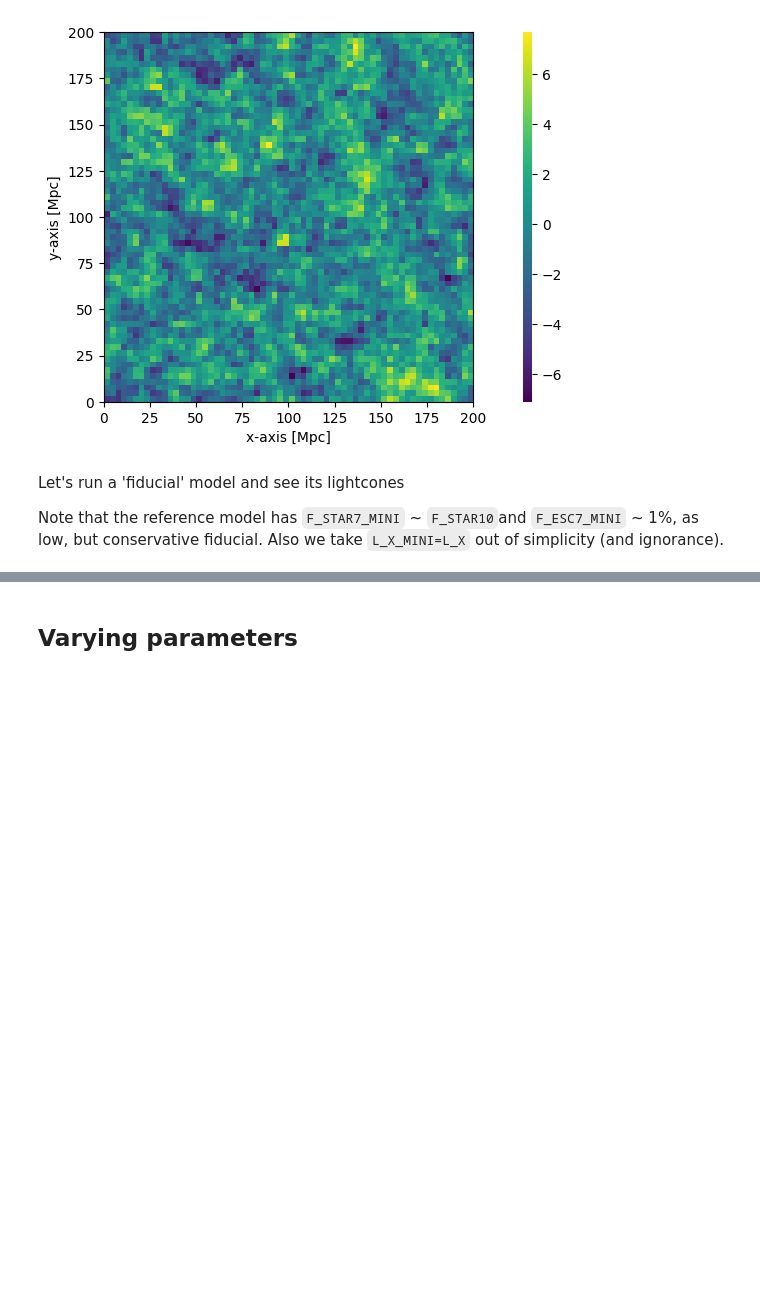
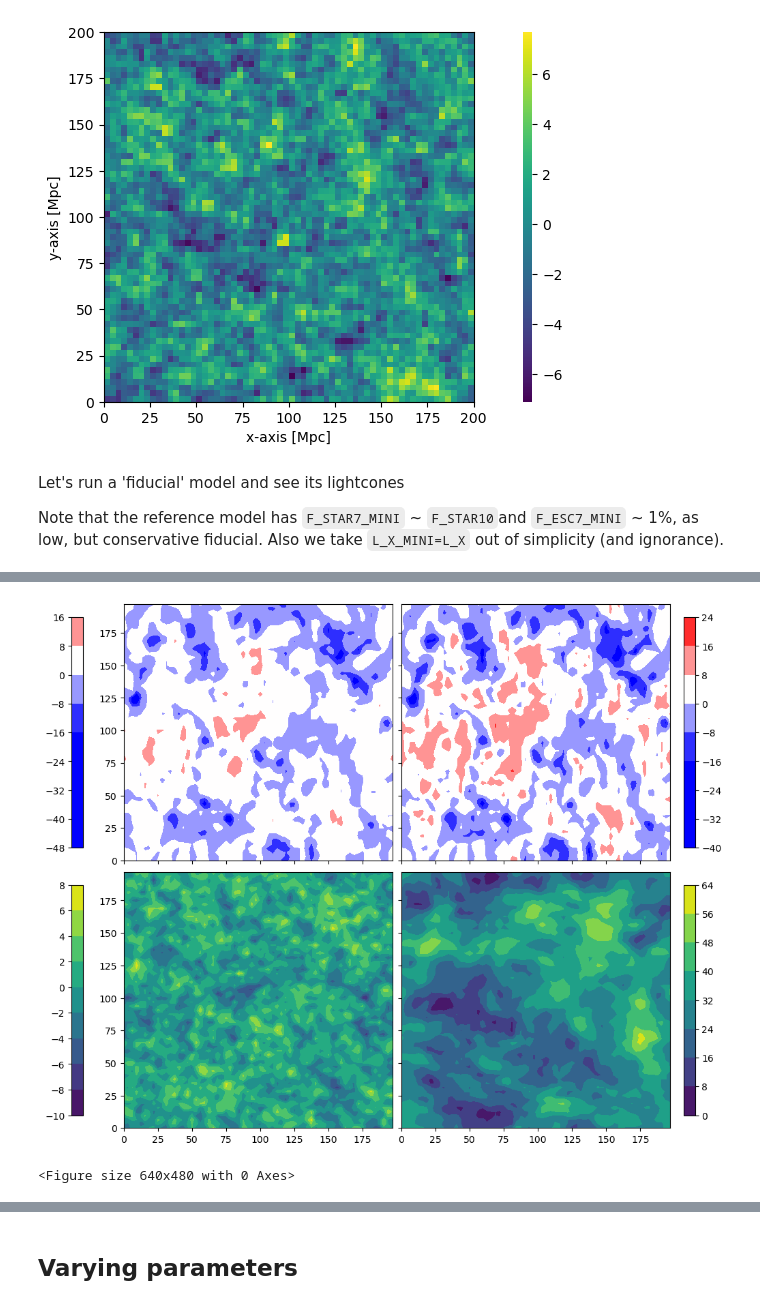
Before and after one commit to 21cmfast/21cmFAST, a Jupyter notebook: docs/tutorials/relative_velocities.ipynb, the cells around one changed output, grey strips where cells are left out. Cells and saved outputs as stored; diff of their text form; code cells hidden in the pictures; blank space fills up the shorter version.

Commit message:
bug fixes to relative-velocities.ipynb and mini-halos.iypnb

```diff
--- a/docs/tutorials/relative_velocities.ipynb
+++ b/docs/tutorials/relative_velocities.ipynb
@@ -339,4 +378,4 @@ axs.grid()
 # %%
-runcache = p21c.RunCache.from_inputs(inputs)
+runcache = p21c.RunCache.from_inputs(inputs, cache=p21c.OutputCache(output_dir))
 # %%
 # choose a redshift to print coeval slices and see if there are VAOs. Usually best then T21~T21min/2
@@ -344,31 +383,21 @@ zz = zlist21[40]
 # %%
 # We plot a coeval box, but we compare the vcb case against the vcb=vavg, since the no velocity (vcb=0) case has a background evolution that is too different.
-coeval_fid_vcb = runcache.get_coeval_at_z(inputs.node_redshifts)
-p21c.run_coeval(
-    redshift=zz,
-    init_box=initial_conditions,
-    flag_options=flag_options_fid,
-    astro_params=astro_params_vcb,
-    random_seed=random_seed,
-    direc=output_dir,
-    write=True,  # , regenerate=True
-)
+coeval_fid_vcb = runcache.get_coeval_at_z(float(inputs.node_redshifts[10]))
+
+"""inputs_acg = inputs.evolve_input_structs(USE_MINI_HALOS=False)
+inputs_no_vcb = inputs.evolve_input_structs(A_VCB=0)
+inputs_vavg = inputs.evolve_input_structs(FIX_VCB_AVG=True)"""
 
 coeval_fid_vcbavg = p21c.run_coeval(
-    redshift=zz,
-    init_box=initial_conditions,
-    flag_options=flag_options_fid_vavg,
-    astro_params=astro_params_vcb,
-    random_seed=random_seed,
-    direc=output_dir,
-    write=True,  # , regenerate=True
-)
+    inputs=inputs_vavg,
+    out_redshifts=[float(inputs.node_redshifts[10])],
+    )
 # %%
-T21slice_vcb = coeval_fid_vcb.brightness_temp
+T21slice_vcb = getattr(coeval_fid_vcb, "brightness_temp")
 T21avg_vcb = np.mean(T21slice_vcb)
 dT21slice_vcb = T21slice_vcb - T21avg_vcb
 
-T21slice_novcb = coeval_fid_vcbavg.brightness_temp
+T21slice_novcb = getattr(coeval_fid_vcbavg[0], "brightness_temp")
 T21avg_novcb = np.mean(T21slice_novcb)
 dT21slice_novcb = T21slice_novcb - T21avg_novcb
 
@@ -384,6 +413,9 @@ extend = "both"
 
 origin = None
 extend = "neither"
+
+BOX_LEN=200
+HII_DIM=64
 
 xx = np.linspace(0, BOX_LEN, HII_DIM, endpoint=False)
 yy = xx
@@ -411,36 +443,43 @@ cs0 = ax[0, 0].contourf(
     vmax=T21maxplot,
     cmap="bwr",
 )
 fig.colorbar(cs0, ax=ax[0, 0], shrink=0.9, location="left")
 cs1 = ax[0, 1].contourf(
     xx,
     yy,
     dT21slice_vcb[indexv],
     extend=extend,
     origin=origin,
     vmin=T21minplot,
     vmax=T21maxplot,
     cmap="bwr",
 )
 fig.colorbar(cs1, ax=ax[0, 1], shrink=0.9)
 
+initial_conditions = p21c.compute_initial_conditions( # resetting the initial conditions because the lowres_density -> None at some point? check where
+    inputs=inputs,
+    cache=p21c.OutputCache(output_dir),
+    write=True
+)
 
-deltaslice = initial_conditions.lowres_density
+deltaslice = initial_conditions.lowres_density.value
 deltaavg = np.mean(deltaslice)
 ddeltaslice = deltaslice - deltaavg
 
-vcbslice = initial_conditions.lowres_vcb
+vcbslice = initial_conditions.lowres_vcb.value
 vcbavg = np.mean(vcbslice)
 dvcbslice = vcbslice
-
 
 csd = ax[1, 0].contourf(xx, yy, ddeltaslice[indexv])
 fig.colorbar(csd, ax=ax[1, 0], shrink=0.9, location="left")
 csv = ax[1, 1].contourf(xx, yy, dvcbslice[indexv])
 fig.colorbar(csv, ax=ax[1, 1], shrink=0.9, extend=extend)
 plt.show()
 
 plt.tight_layout()
+# %% [output]
+[figure, added]
+<Figure size 640x480 with 0 Axes>
 # %%
 global_quantities = (
     "brightness_temp",
```
Also changed, not shown: parts of 19 cells of this notebook, 1 other file.
